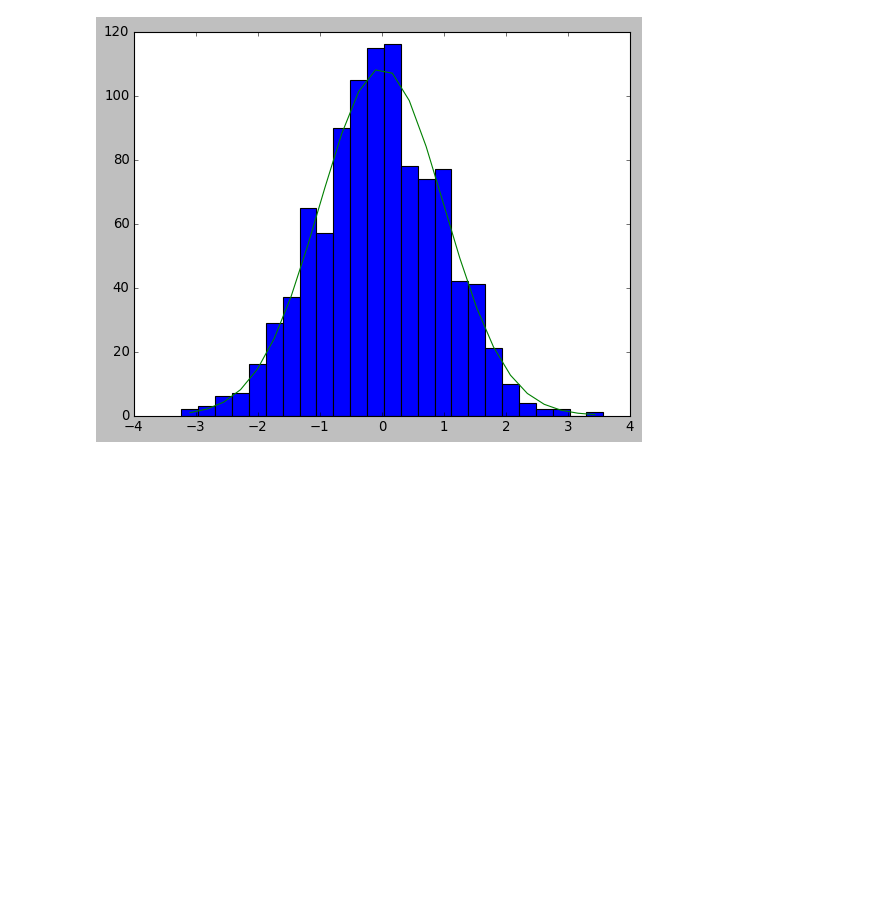
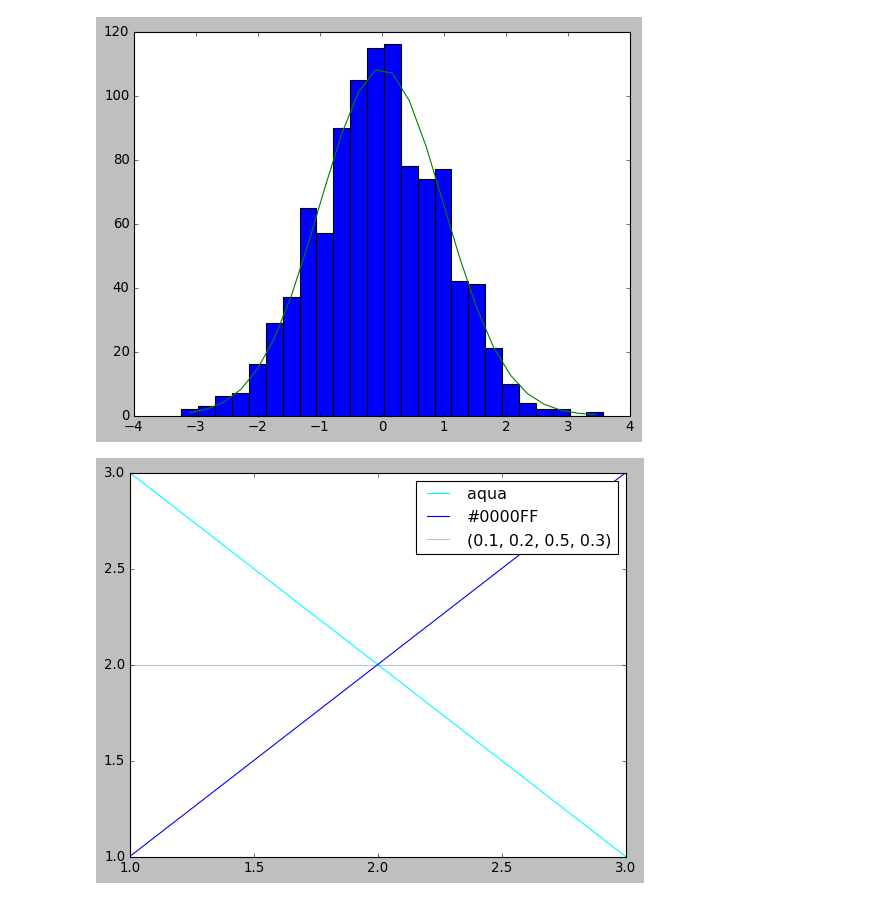
Before and after one commit to skiym-aaa/pydatavenv, a Jupyter notebook: review_Matplotlib2.ipynb, the cells around one changed output. Drawn from its saved outputs; the diff is of its cells as text; code cells hidden in the pictures; blank space fills up the shorter version.

```diff
--- a/review_Matplotlib2.ipynb
+++ b/review_Matplotlib2.ipynb
@@ -396,3 +396,15 @@ ax.plot(x_fit, y)
 plt.show()
 # %% [output]
 [figure]
+# %%
+fig, ax = plt.subplots()
+
+ax.plot([1, 3], [3, 1], label='aqua', color='aqua')
+ax.plot([1, 3], [1, 3], label='#0000FF', color='#0000FF')
+ax.plot([1, 3], [2, 2], label='(0.1, 0.2, 0.5, 0.3)', color=(0.1, 0.2, 0.5, 0.3))
+
+ax.legend()
+
+plt.show()
+# %% [output]
+[figure, added]
```
Also changed, not shown: parts of 13 cells of this notebook.
